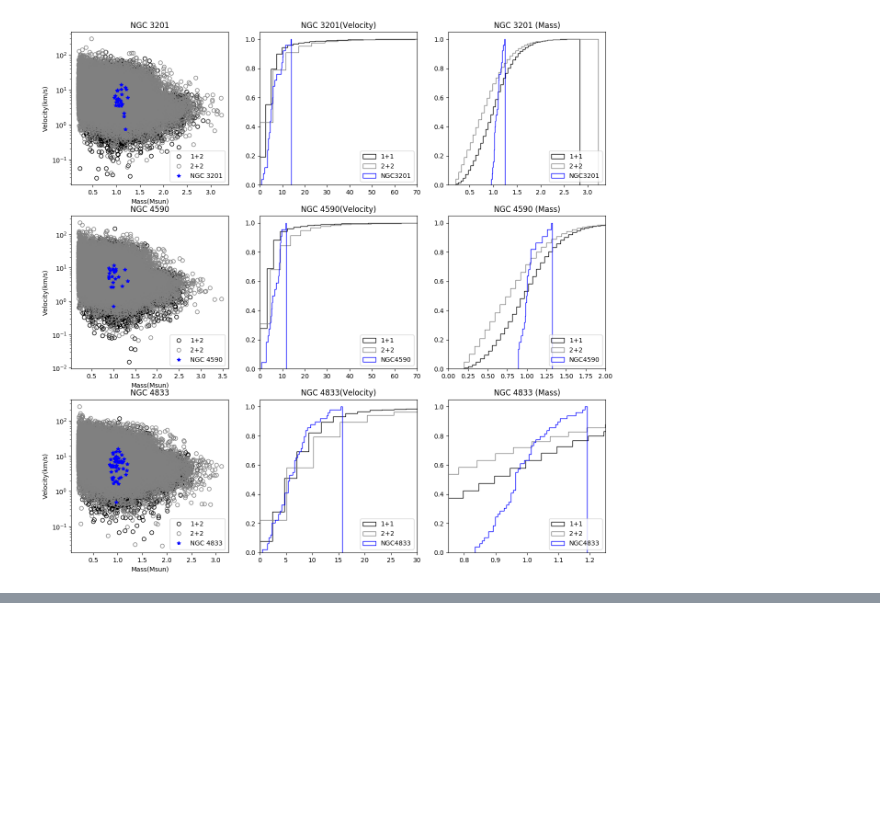
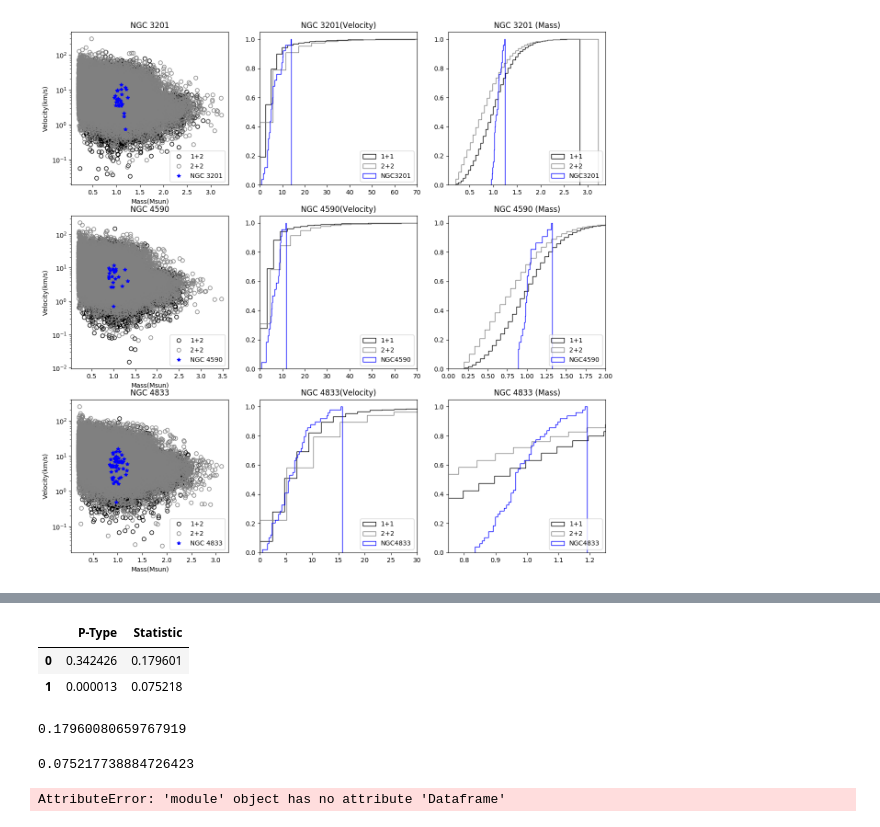
Before and after one commit to teresapan/Blue_stragglers, a Jupyter notebook: Research_SU17.ipynb, the cells around one changed output, grey strips where cells are left out. Drawn from its saved outputs; the diff is of its cells as text; code cells hidden in the pictures; blank space fills up the shorter version.

```diff
--- a/Research_SU17.ipynb
+++ b/Research_SU17.ipynb
@@ -1051,0 +1062,8 @@ Ks_2sampResult(statistic=0.34242554608787357, pvalue=1.3157848055077871e-05)
+# %%
+df2 = pd.DataFrame({ 'Statistic' : scipy.stats.ks_2samp(v4833, v4833_1), 'P-Type' : scipy.stats.ks_2samp(v4833, v4833_2)})
+# %%
+df2
+# %% [output]
+|  | P-Type | Statistic |
+| 0 | 0.342426 | 0.179601 |
+| 1 | 0.000013 | 0.075218 |
@@ -1051,0 +1075,12 @@ Ks_2sampResult(statistic=0.34242554608787357, pvalue=1.3157848055077871e-05)
+# %%
+ks_results[0]
+# %% [output]
+0.17960080659767919
+# %%
+ks_results[1]
+# %% [output]
+0.075217738884726423
+# %%
+pd.Dataframe(ks_results)
+# %% [output]
+AttributeError: 'module' object has no attribute 'Dataframe'
```
Also changed, not shown: parts of 6 cells of this notebook.
